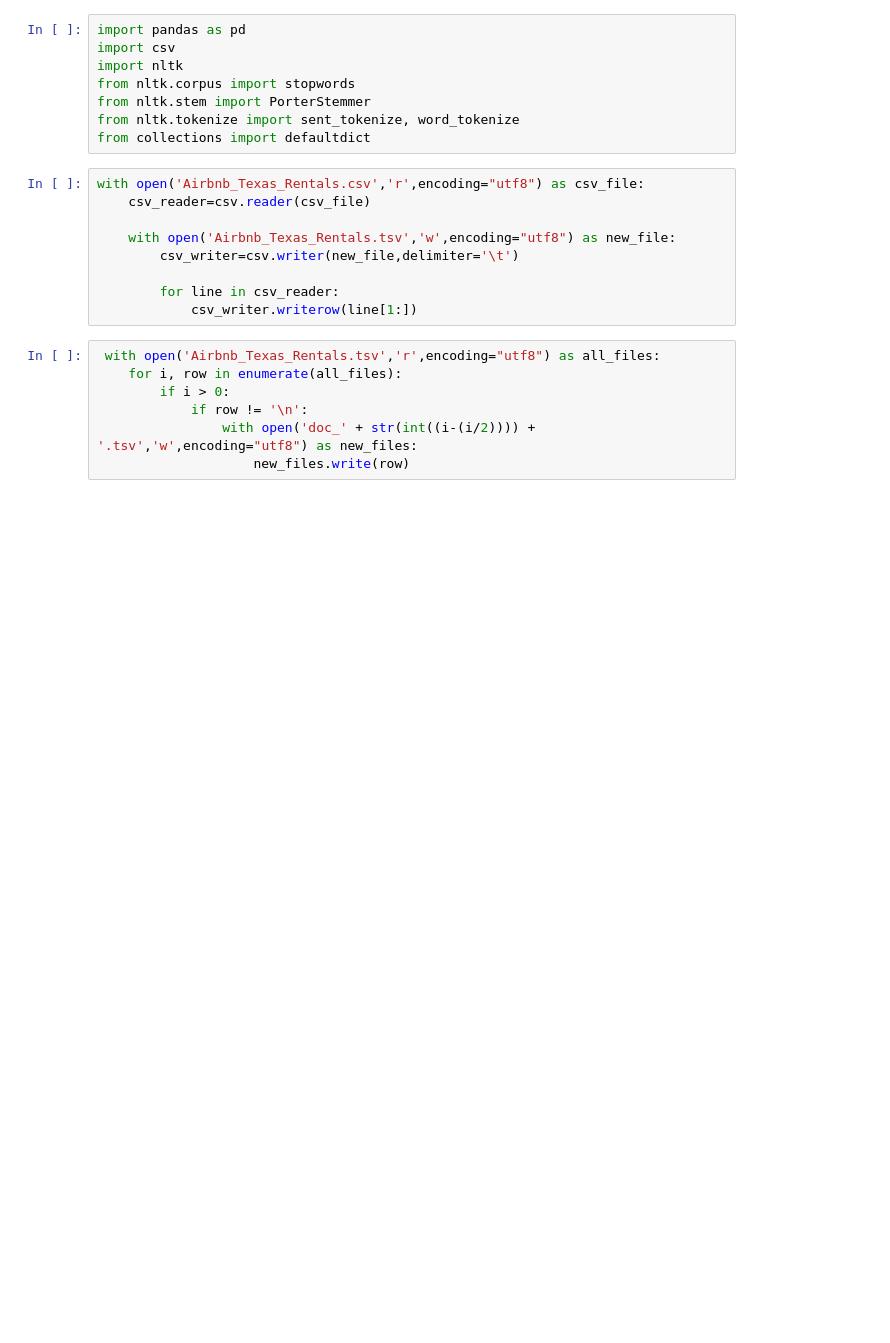
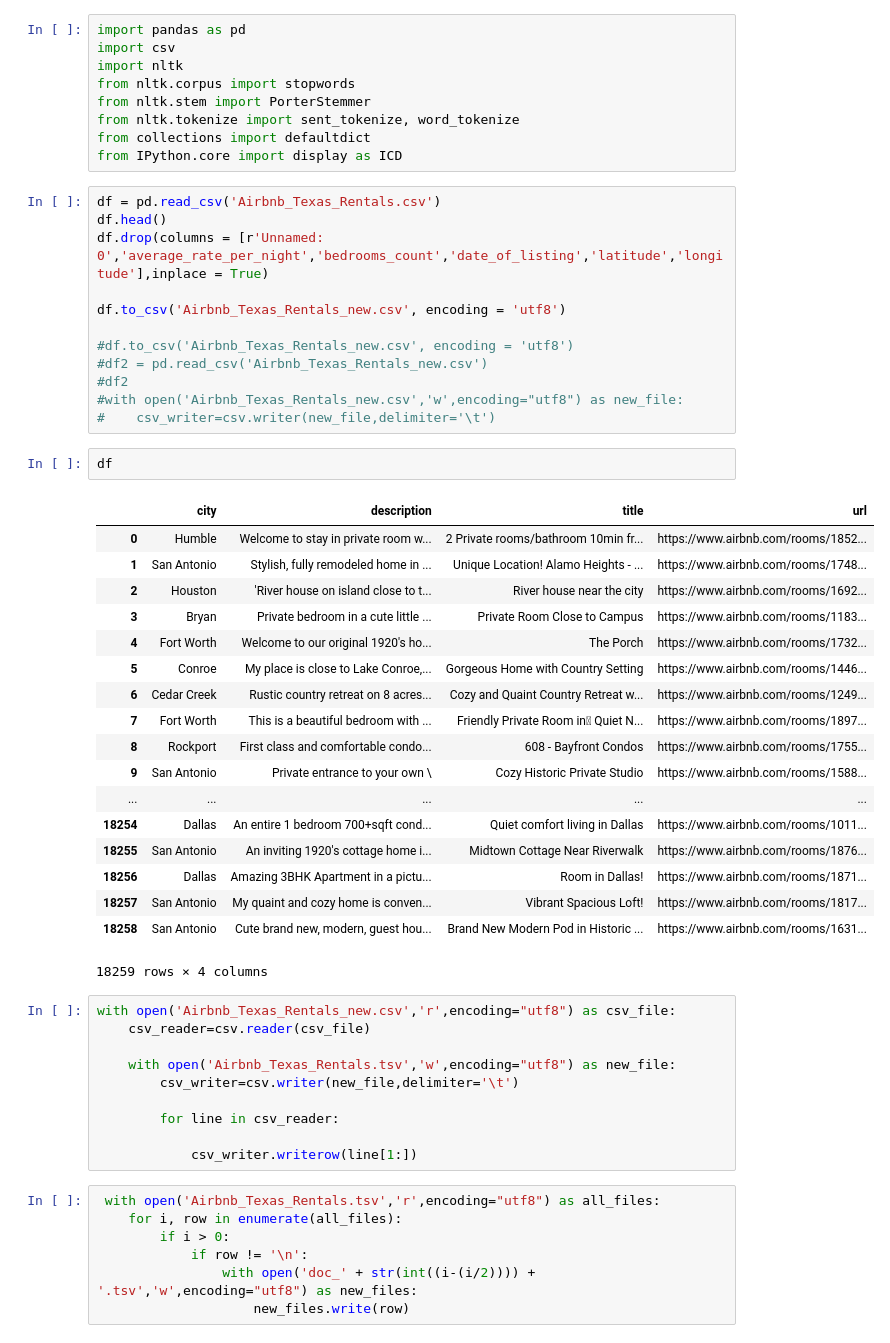
Before and after one commit to samin91/Creating-Two-Different-Search-Engines, a Jupyter notebook: aris homework 3 (1).ipynb, the cells around one changed output. Saved outputs shown, nothing was run; the diff lists cells and outputs as text; blank space fills up the shorter version.

```diff
--- a/aris homework 3 (1).ipynb
+++ b/aris homework 3 (1).ipynb
@@ -6,14 +6,49 @@ from nltk.corpus import stopwords
 from nltk.stem import PorterStemmer
 from nltk.tokenize import sent_tokenize, word_tokenize
 from collections import defaultdict
+from IPython.core import display as ICD
+# %%
+df = pd.read_csv('Airbnb_Texas_Rentals.csv')
+df.head()
+df.drop(columns = [r'Unnamed: 0','average_rate_per_night','bedrooms_count','date_of_listing','latitude','longitude'],inplace = True)
+
+df.to_csv('Airbnb_Texas_Rentals_new.csv', encoding = 'utf8')
+
+#df.to_csv('Airbnb_Texas_Rentals_new.csv', encoding = 'utf8')
+#df2 = pd.read_csv('Airbnb_Texas_Rentals_new.csv')
+#df2
+#with open('Airbnb_Texas_Rentals_new.csv','w',encoding="utf8") as new_file:
+#    csv_writer=csv.writer(new_file,delimiter='\t')
+# %%
+df
+# %% [output]
+|  | city | description | title | url |
+| 0 | Humble | Welcome to stay in private room w... | 2 Private rooms/bathroom 10min fr... | https://www.airbnb.com/rooms/1852... |
+| 1 | San Antonio | Stylish, fully remodeled home in ... | Unique Location! Alamo Heights - ... | https://www.airbnb.com/rooms/1748... |
+| 2 | Houston | 'River house on island close to t... | River house near the city | https://www.airbnb.com/rooms/1692... |
+| 3 | Bryan | Private bedroom in a cute little ... | Private Room Close to Campus | https://www.airbnb.com/rooms/1183... |
+| 4 | Fort Worth | Welcome to our original 1920's ho... | The Porch | https://www.airbnb.com/rooms/1732... |
+| 5 | Conroe | My place is close to Lake Conroe,... | Gorgeous Home with Country Setting | https://www.airbnb.com/rooms/1446... |
+| 6 | Cedar Creek | Rustic country retreat on 8 acres... | Cozy and Quaint Country Retreat w... | https://www.airbnb.com/rooms/1249... |
+| 7 | Fort Worth | This is a beautiful bedroom with ... | Friendly Private Room in َQuiet N... | https://www.airbnb.com/rooms/1897... |
+| 8 | Rockport | First class and comfortable condo... | 608 - Bayfront Condos | https://www.airbnb.com/rooms/1755... |
+| 9 | San Antonio | Private entrance to your own \ | Cozy Historic Private Studio | https://www.airbnb.com/rooms/1588... |
+| ... | ... | ... | ... | ... |
+| 18254 | Dallas | An entire 1 bedroom 700+sqft cond... | Quiet comfort living in Dallas | https://www.airbnb.com/rooms/1011... |
+| 18255 | San Antonio | An inviting 1920's cottage home i... | Midtown Cottage Near Riverwalk | https://www.airbnb.com/rooms/1876... |
+| 18256 | Dallas | Amazing 3BHK Apartment in a pictu... | Room in Dallas! | https://www.airbnb.com/rooms/1871... |
+| 18257 | San Antonio | My quaint and cozy home is conven... | Vibrant Spacious Loft! | https://www.airbnb.com/rooms/1817... |
+| 18258 | San Antonio | Cute brand new, modern, guest hou... | Brand New Modern Pod in Historic ... | https://www.airbnb.com/rooms/1631... |
+18259 rows × 4 columns
 # %%
-with open('Airbnb_Texas_Rentals.csv','r',encoding="utf8") as csv_file:
+with open('Airbnb_Texas_Rentals_new.csv','r',encoding="utf8") as csv_file:
     csv_reader=csv.reader(csv_file)
 
     with open('Airbnb_Texas_Rentals.tsv','w',encoding="utf8") as new_file:
         csv_writer=csv.writer(new_file,delimiter='\t')
 
         for line in csv_reader:
+
             csv_writer.writerow(line[1:])
 # %%
  with open('Airbnb_Texas_Rentals.tsv','r',encoding="utf8") as all_files:
```
Also changed, not shown: parts of 4 cells of this notebook.
